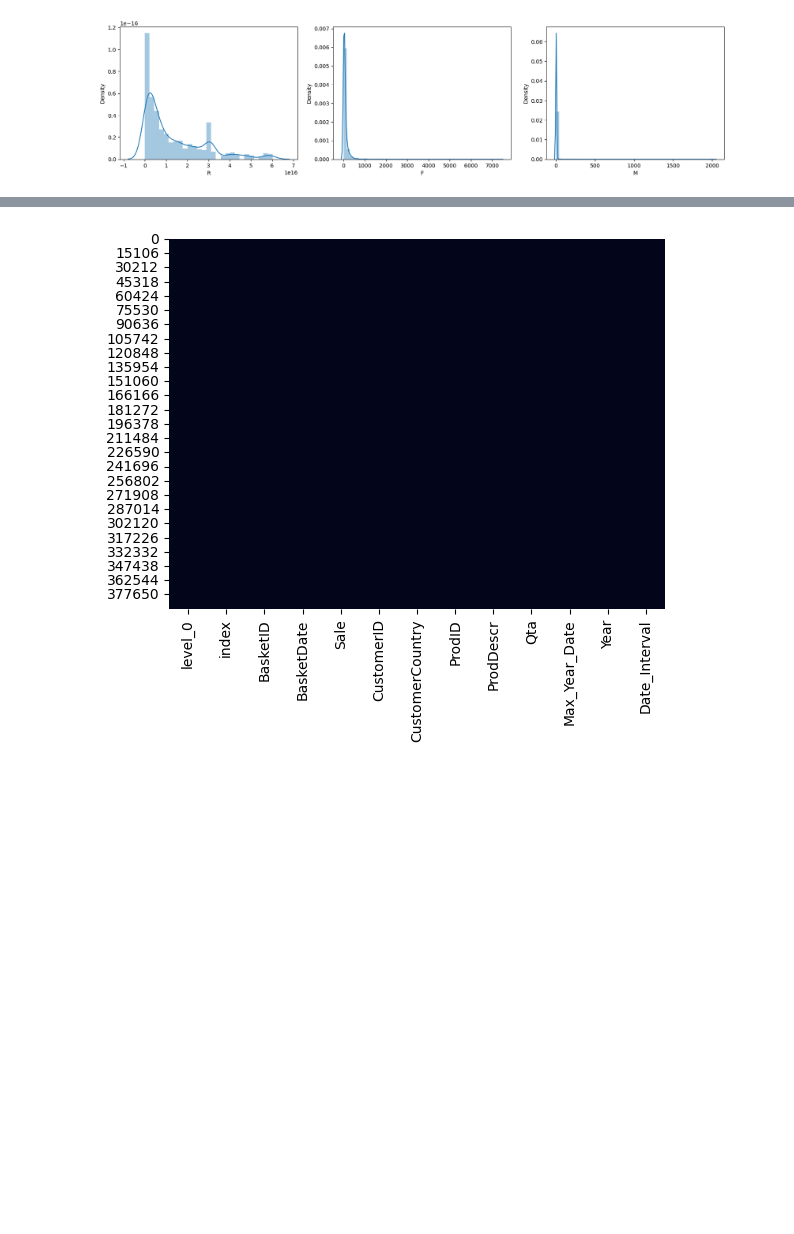
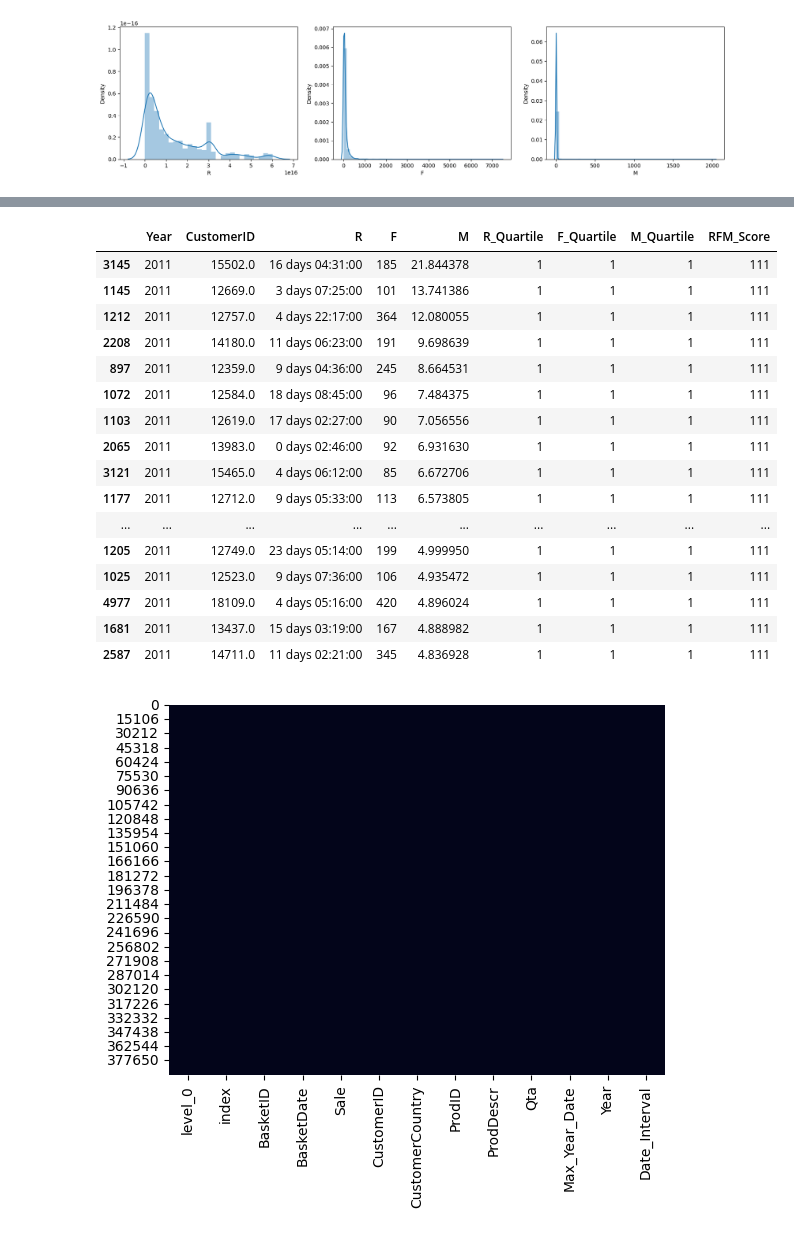
Before and after one commit to ajaykumaretw/ajaykumaretw, a Jupyter notebook: RFM_Final.ipynb, the cells around one changed output, grey strips where cells are left out. Drawn from its saved outputs; the diff is of its cells as text; code cells hidden in the pictures; blank space fills up the shorter version.

```diff
--- a/RFM_Final.ipynb
+++ b/RFM_Final.ipynb
@@ -467,3 +504,29 @@ https://gist.github.com/mwaskom/de44147ed2974457ad6372750bbe5751
+# %%
+    #Quartile 1 Considered as Top score and Quantile 4 Considered as the lowest score for all Recency Frequency & Monetary
+    #Now we can combine all three Quantile score in a single column, and it will help us to create the logic base Customer segmentation as per the business criteria.
+    #111 will be considered as the best performing customer as they have lowest recency and highest frequency and monetary. 444 will be the worst segment
+    rfm_gb['RFM_Score'] = rfm_gb.R_Quartile.astype(str)+ rfm_gb.F_Quartile.astype(str) + rfm_gb.M_Quartile.astype(str)
+    rfm_gb.head()
+    # Filter out Top/Best customers as (111)
+    rfm_gb[rfm_gb['RFM_Score']=='111'].sort_values('M', ascending=False).head(30)
+# %% [output]
+|  | Year | CustomerID | R | F | M | R_Quartile | F_Quartile | M_Quartile | RFM_Score |
+| 3145 | 2011 | 15502.0 | 16 days 04:31:00 | 185 | 21.844378 | 1 | 1 | 1 | 111 |
+| 1145 | 2011 | 12669.0 | 3 days 07:25:00 | 101 | 13.741386 | 1 | 1 | 1 | 111 |
+| 1212 | 2011 | 12757.0 | 4 days 22:17:00 | 364 | 12.080055 | 1 | 1 | 1 | 111 |
+| 2208 | 2011 | 14180.0 | 11 days 06:23:00 | 191 | 9.698639 | 1 | 1 | 1 | 111 |
+| 897 | 2011 | 12359.0 | 9 days 04:36:00 | 245 | 8.664531 | 1 | 1 | 1 | 111 |
+| 1072 | 2011 | 12584.0 | 18 days 08:45:00 | 96 | 7.484375 | 1 | 1 | 1 | 111 |
+| 1103 | 2011 | 12619.0 | 17 days 02:27:00 | 90 | 7.056556 | 1 | 1 | 1 | 111 |
+| 2065 | 2011 | 13983.0 | 0 days 02:46:00 | 92 | 6.931630 | 1 | 1 | 1 | 111 |
+| 3121 | 2011 | 15465.0 | 4 days 06:12:00 | 85 | 6.672706 | 1 | 1 | 1 | 111 |
+| 1177 | 2011 | 12712.0 | 9 days 05:33:00 | 113 | 6.573805 | 1 | 1 | 1 | 111 |
+| ... | ... | ... | ... | ... | ... | ... | ... | ... | ... |
+| 1205 | 2011 | 12749.0 | 23 days 05:14:00 | 199 | 4.999950 | 1 | 1 | 1 | 111 |
+| 1025 | 2011 | 12523.0 | 9 days 07:36:00 | 106 | 4.935472 | 1 | 1 | 1 | 111 |
+| 4977 | 2011 | 18109.0 | 4 days 05:16:00 | 420 | 4.896024 | 1 | 1 | 1 | 111 |
+| 1681 | 2011 | 13437.0 | 15 days 03:19:00 | 167 | 4.888982 | 1 | 1 | 1 | 111 |
+| 2587 | 2011 | 14711.0 | 11 days 02:21:00 | 345 | 4.836928 | 1 | 1 | 1 | 111 |
 # %%
 sns.heatmap(supermarket.isnull(),cbar=False)
 
```
Also changed, not shown: parts of 2 cells of this notebook.
